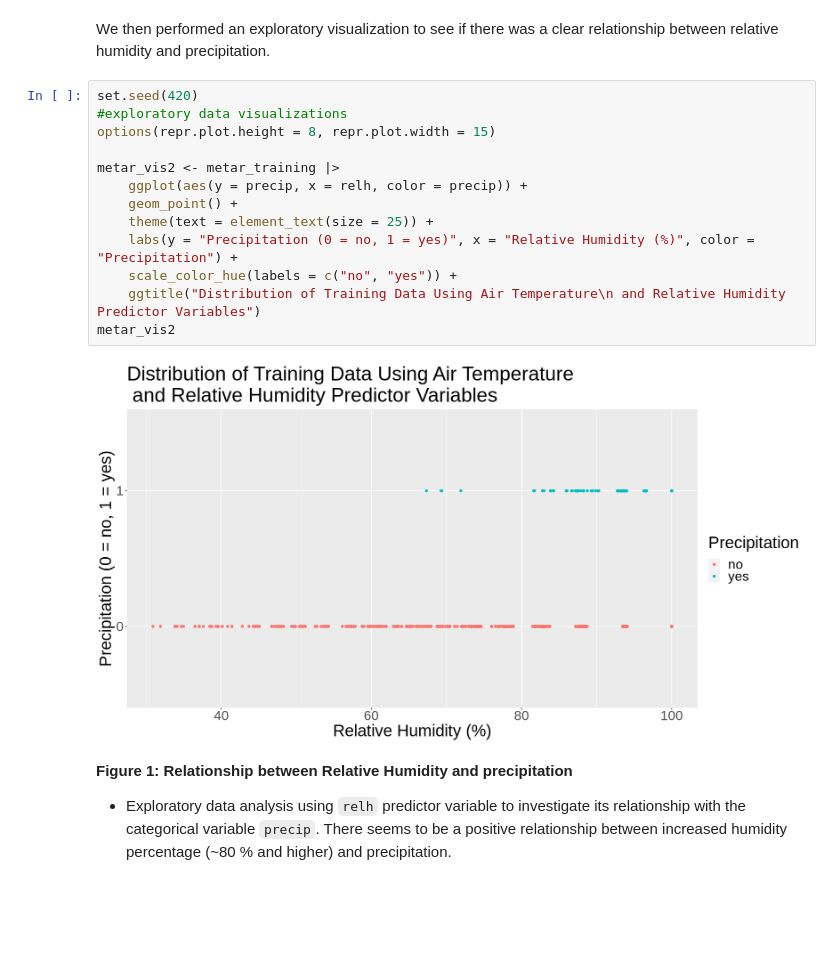
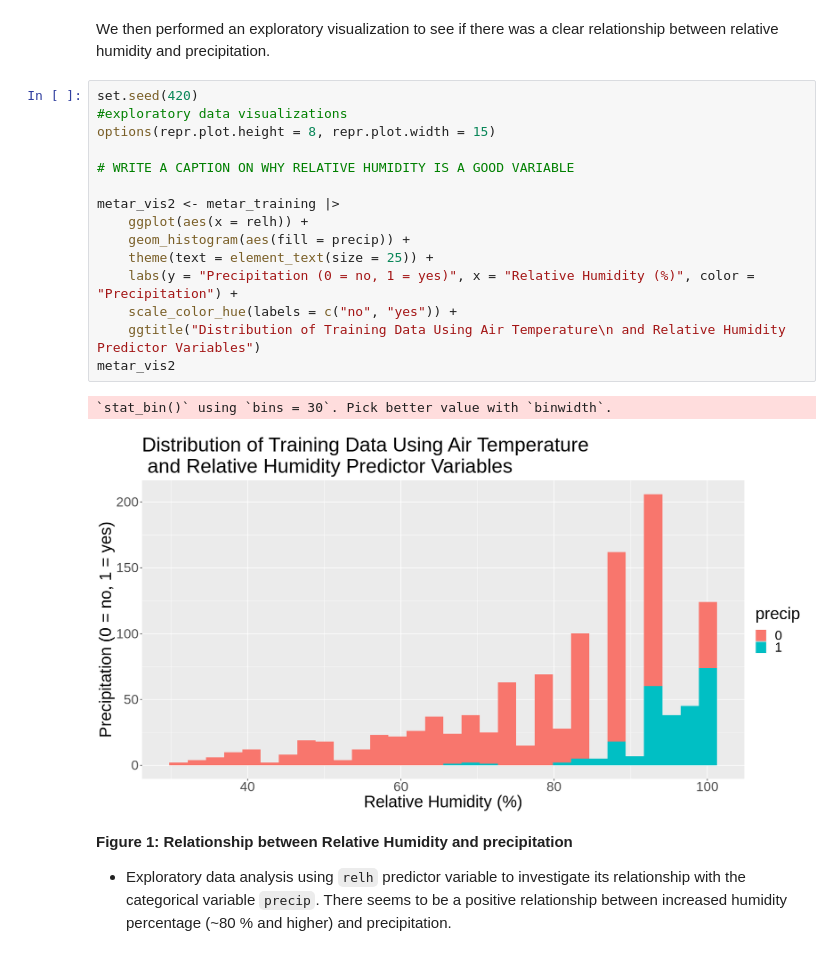
Before and after one commit to joobjoobsi/DSCI-group-44-project, a Jupyter notebook: GroupProject.ipynb, the cells around one changed output. Drawn from its saved outputs; the diff is of its cells as text; blank space fills up the shorter version.

Commit message:
Changed figure 1 to be a histogram

```diff
--- a/GroupProject.ipynb
+++ b/GroupProject.ipynb
@@ -231,18 +249,21 @@ We then performed an exploratory visualization to see if there was a clear relat
 # %%
 set.seed(420)
 #exploratory data visualizations
 options(repr.plot.height = 8, repr.plot.width = 15)
 
+# WRITE A CAPTION ON WHY RELATIVE HUMIDITY IS A GOOD VARIABLE
+
 metar_vis2 <- metar_training |>
-    ggplot(aes(y = precip, x = relh, color = precip)) +
-    geom_point() +
+    ggplot(aes(x = relh)) +
+    geom_histogram(aes(fill = precip)) +
     theme(text = element_text(size = 25)) +
     labs(y = "Precipitation (0 = no, 1 = yes)", x = "Relative Humidity (%)", color = "Precipitation") +
     scale_color_hue(labels = c("no", "yes")) +
     ggtitle("Distribution of Training Data Using Air Temperature\n and Relative Humidity Predictor Variables")
 metar_vis2
 # %% [output]
+`stat_bin()` using `bins = 30`. Pick better value with `binwidth`.
-[figure, old version]
+[figure, new version]
 # %% [markdown]
 **Figure 1: Relationship between Relative Humidity and precipitation**
 - Exploratory data analysis using `relh` predictor variable to investigate its relationship with the categorical variable `precip`. There seems to be a positive relationship between increased humidity percentage (~80 % and higher) and precipitation.
```
Also changed, not shown: parts of 1 cell of this notebook.
